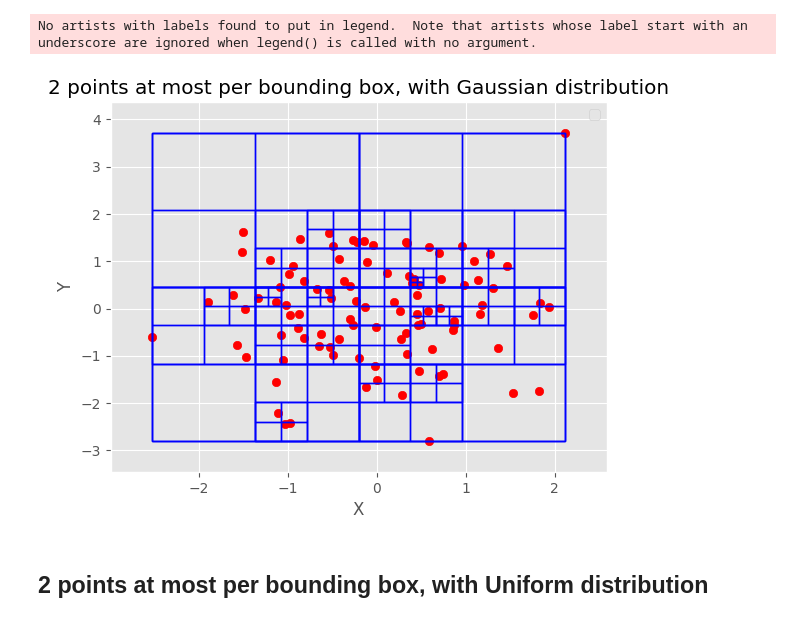
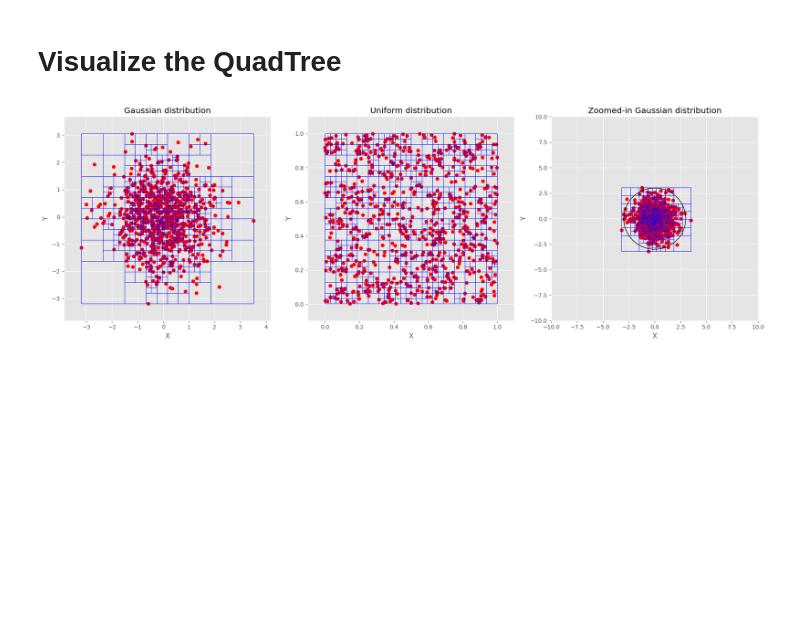
Before and after one commit to YuanRuQian/cs6017-labs, a Jupyter notebook: HW4/HW4.ipynb, the cells around one changed output. Drawn from its saved outputs; the diff is of its cells as text; code cells hidden in the pictures; blank space fills up the shorter version.

Commit message:
chore: adjust visualization

```diff
--- a/HW4/HW4.ipynb
+++ b/HW4/HW4.ipynb
@@ -5,3 +1,5 @@
+# %% [markdown]
+# Visualize the QuadTree
 # %%
 import pandas as pd
 import matplotlib.pyplot as plt
@@ -10,7 +8,7 @@ import matplotlib.patches as patches
 plt.style.use('ggplot')
 
 
-def draw_quad_tree(points_df, rectangles_df, graph_name):
+def draw_quad_tree(points_df, rectangles_df, graph_name, ax):
     points_x = points_df['pointX']
     points_y = points_df['pointY']
 
@@ -18,59 +16,72 @@ def draw_quad_tree(points_df, rectangles_df, graph_name):
     rect_center_y = rectangles_df['rectCenterY']
     rect_width = rectangles_df['rectWidth']
     rect_height = rectangles_df['rectHeight']
-
-    # Plotting
-    fig, ax = plt.subplots()
 
     # Plot points
     ax.scatter(points_x, points_y, color='red')
 
     # Plot rectangles
     for i in range(len(rectangles_df)):
         rect = patches.Rectangle(
             (rect_center_x[i] - rect_width[i] / 2,
              rect_center_y[i] - rect_height[i] / 2),
             rect_width[i],
             rect_height[i],
-            linewidth=1,
+            linewidth=0.5,
             edgecolor='blue',
             facecolor='none',
         )
         ax.add_patch(rect)
 
-   # Set plot limits
+    # Set plot limits
     ax.set_xlim(
-        points_x.min() - (points_x.max() - points_x.min())/10,
-        points_x.max() + (points_x.max() - points_x.min())/10
+        points_x.min() - (points_x.max() - points_x.min()) / 10,
+        points_x.max() + (points_x.max() - points_x.min()) / 10
     )
     ax.set_ylim(
-        points_y.min() - (points_y.max() - points_y.min())/10,
-        points_y.max() + (points_y.max() - points_y.min())/10
+        points_y.min() - (points_y.max() - points_y.min()) / 10,
+        points_y.max() + (points_y.max() - points_y.min()) / 10
     )
-
 
     # Set labels and title
     ax.set_xlabel('X')
     ax.set_ylabel('Y')
     ax.set_title(graph_name)
 
-    # Add legend
-    ax.legend()
-
-    # Show the plot
-    plt.show()
-
 
 # Read points data from CSV
-points_df = pd.read_csv('QuadTreeGaussianPoints.csv')
+points_df_gaussian = pd.read_csv('QuadTreeGaussianPoints.csv')
+rectangles_df_gaussian = pd.read_csv('QuadTreeGaussianRects.csv')
 
-# Read rectangles data from CSV
-rectangles_df = pd.read_csv('QuadTreeGaussianRects.csv')
+points_df_uniform = pd.read_csv('QuadTreeUniformPoints.csv')
+rectangles_df_uniform = pd.read_csv('QuadTreeUniformRects.csv')
 
-draw_quad_tree(points_df, rectangles_df,
-               "2 points at most per bounding box, with Gaussian distribution")
+# Create subplots
+fig, (ax1, ax2, ax3) = plt.subplots(1, 3, figsize=(18, 6))
+
+# Draw QuadTree with Gaussian distribution
+draw_quad_tree(points_df_gaussian, rectangles_df_gaussian,
+               "Gaussian distribution", ax1)
+
+# Draw QuadTree with Uniform distribution
+draw_quad_tree(points_df_uniform, rectangles_df_uniform,
+               "Uniform distribution", ax2)
+
+# Zoomed-in version of Gaussian distribution
+draw_quad_tree(points_df_gaussian, rectangles_df_gaussian,
+               "Zoomed-in Gaussian distribution", ax3)
+ax3.set_xlim(-10, 10)  # Set custom X-axis limits for zoom
+ax3.set_ylim(-10, 10)  # Set custom Y-axis limits for zoom
+
+# Add black circle
+circle = patches.Circle((0, 0), radius=3, linewidth=1,
+                        edgecolor='black', facecolor='none')
+ax3.add_patch(circle)
+
+# Adjust spacing between subplots
+plt.tight_layout()
+
+# Show the plot
+plt.show()
 # %% [output]
-No artists with labels found to put in legend.  Note that artists whose label start with an underscore are ignored when legend() is called with no argument.
-[figure, old version]
+[figure, new version]
-# %% [markdown]
-## 2 points at most per bounding box, with Uniform distribution
```
Also changed, not shown: parts of 6 cells of this notebook, 13 other files.
